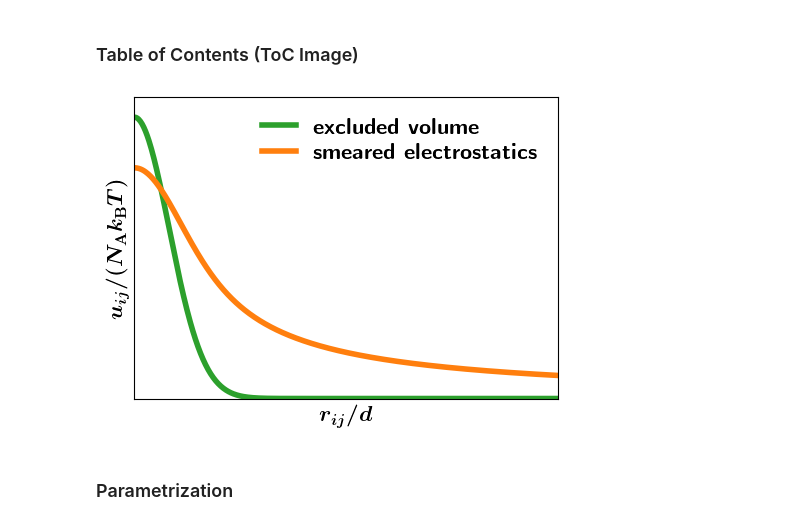
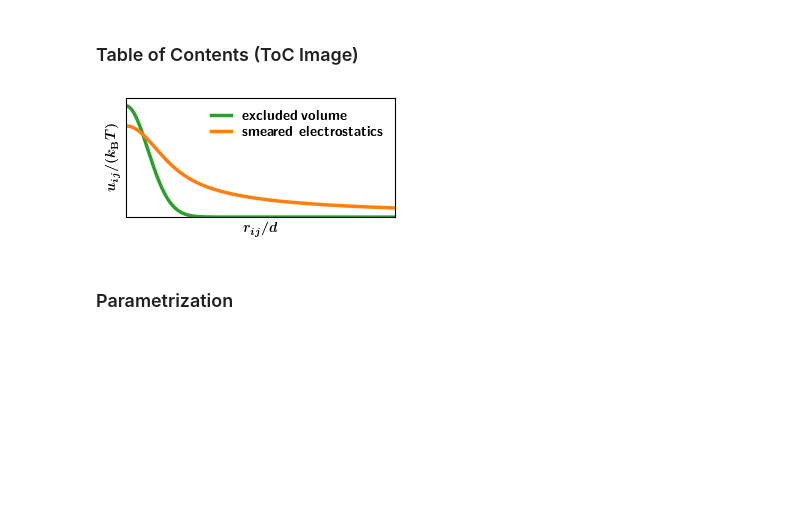
Before and after one commit to bbye98/gcme, a Jupyter notebook: analysis_gcme.ipynb, the cells around one changed output. Cells and saved outputs as stored; diff of their text form; code cells hidden in the pictures; blank space fills up the shorter version.

```diff
--- a/analysis_gcme.ipynb
+++ b/analysis_gcme.ipynb
@@ -252,21 +252,21 @@ plt.show()
 # %%
 plt.rcParams.update({"text.latex.preamble": r"\usepackage{bm}"})
 
-_, ax = plt.subplots()
-ax.plot(r_reduced, u_gcm / epsilon, color="C2", lw=4, label=r"$\textbf{excluded volume}$")
-ax.plot(r_reduced, u_gcme / epsilon, color="C1", lw=4, label=r"$\textbf{smeared electrostatics}$")
-ax.legend(edgecolor="none", facecolor="none", fontsize=16)
-ax.set_xlabel(r"$\bm{r_{ij}/d}$", fontsize=16)
+_, ax = plt.subplots(figsize=(3.25, 1.75))
+ax.plot(r_reduced, u_gcm / epsilon, color="C2", lw=2.5, label=r"$\textbf{excluded volume}$")
+ax.plot(r_reduced, u_gcme / epsilon, color="C1", lw=2.5, label=r"$\textbf{smeared electrostatics}$")
+ax.legend(edgecolor="none", facecolor="none", fontsize=10)
+ax.set_xlabel(r"$\bm{r_{ij}/d}$", fontsize=10)
 ax.set_xlim((0, 5))
 ax.set_xticks([])
-ax.set_ylabel(r"$\bm{u_{ij}/(N_\mathrm{A}k_\mathrm{B}T)}$", fontsize=16)
+ax.set_ylabel(r"$\bm{u_{ij}/(k_\mathrm{B}T)}$", fontsize=10)
 ax.set_ylim((0, 6))
 ax.set_yticks([])
 if not os.path.isfile(f"{root}/figures/toc.png"):
     plt.savefig(f"{root}/figures/toc.png", dpi=600, transparent=True)
 plt.show()
 # %% [output]
-[figure, old version]
+[figure, new version]
 # %% [markdown]
 ### Parametrization
 # %%
```
Also changed, not shown: parts of 13 cells of this notebook, 6 other files.
